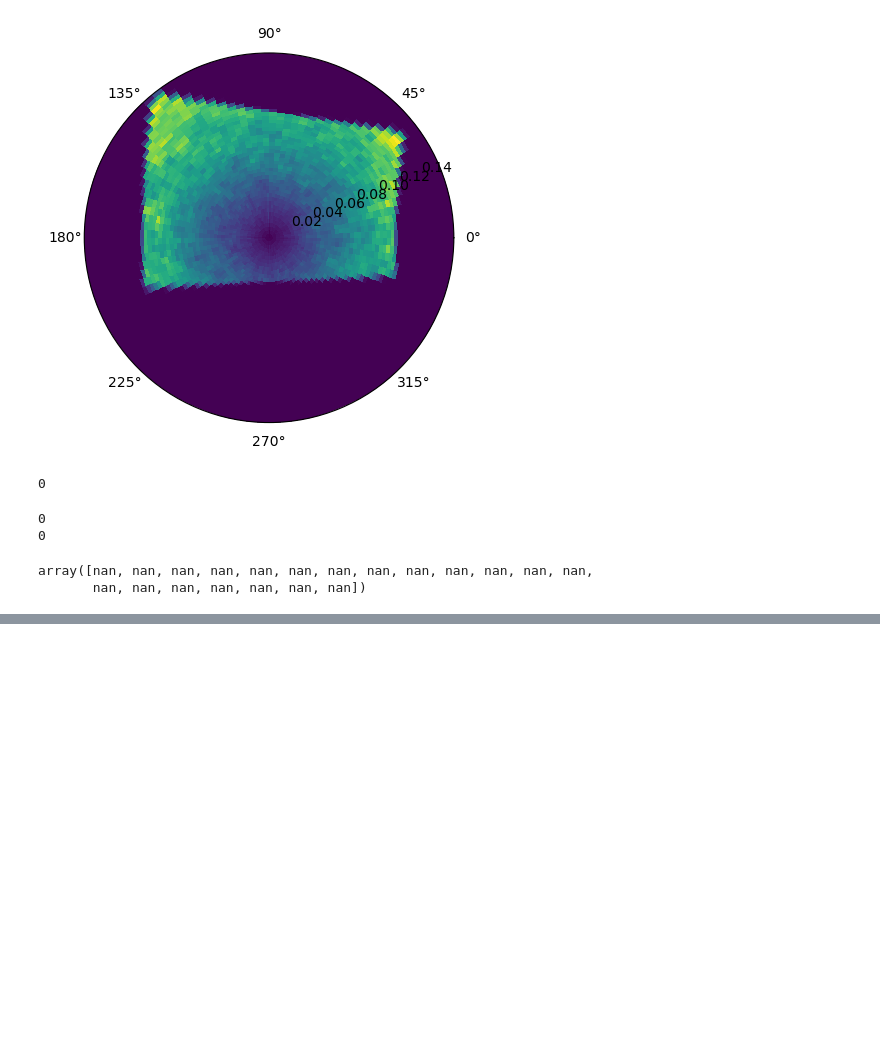
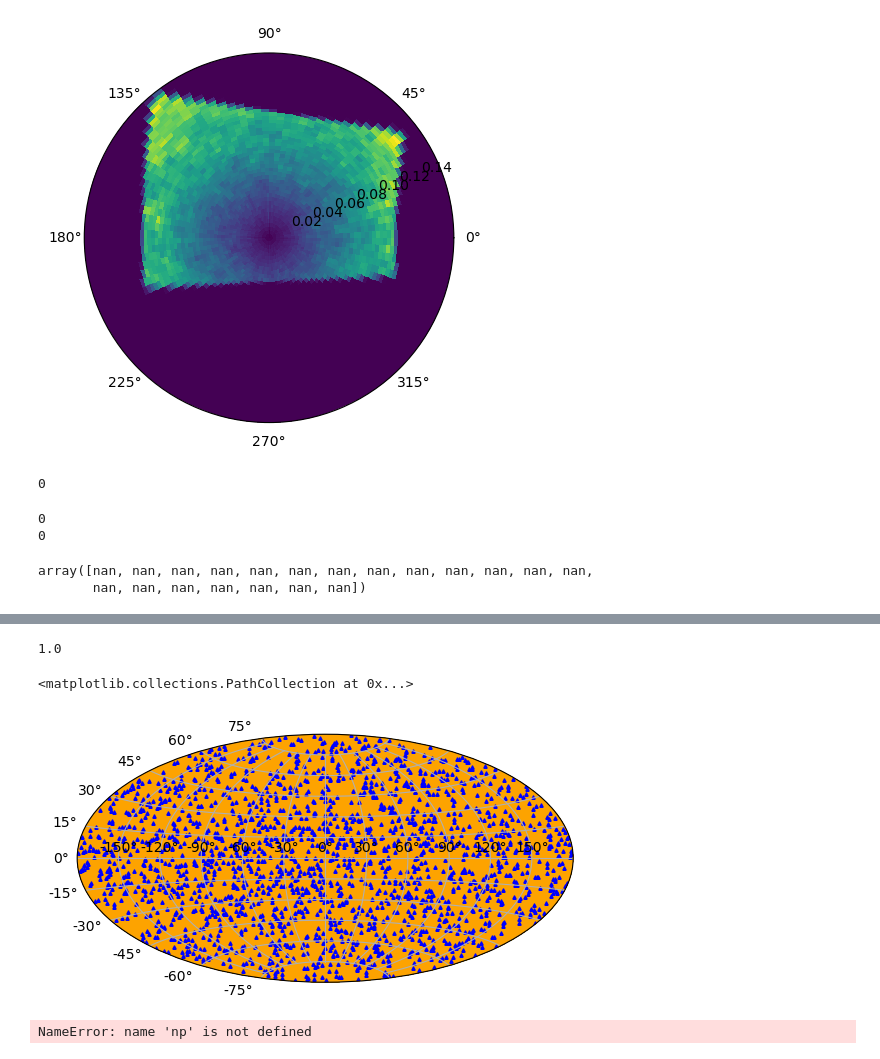
Before and after one commit to francaporaso/modified_gravity, a Jupyter notebook: tests.ipynb, the cells around one changed output, grey strips where cells are left out. Cells and saved outputs as stored; diff of their text form; code cells hidden in the pictures; blank space fills up the shorter version.

```diff
--- a/tests.ipynb
+++ b/tests.ipynb
@@ -667,0 +739,3 @@ array([nan, nan, nan, nan, nan, nan, nan, nan, nan, nan, nan, nan, nan,
+# %%
+gxs = SkyCoord(ra_gal, dec_gal, unit=u.deg)
+vds = SkyCoord(RA, DEC, unit=u.deg)
@@ -667,0 +746,23 @@ array([nan, nan, nan, nan, nan, nan, nan, nan, nan, nan, nan, nan, nan,
+# %%
+ra_p = gxs[(gxs.separation() < delta.min())].ra
+dec_p = gxs[(d2d < delta.min())].dec
+# %%
+ra_p.size/gxs.ra.size
+# %% [output]
+1.0
+# %%
+plt.figure()
+plt.subplot(111, projection="aitoff")
+plt.grid(True)
+
+plt.scatter(gxs.ra.rad-np.pi, gxs.dec.rad, s=1, c='k', alpha=0.1)
+plt.scatter(ra_p.rad-np.pi, dec_p.rad, s=1, c='orange', alpha=0.4)
+plt.scatter(np.deg2rad(RA-180), np.deg2rad(DEC), s=5, marker='^', c='b')
+# plt.hexbin(np.deg2rad(ra_gal), np.deg2rad(dec_gal), gridsize=1000)
+# %% [output]
+<matplotlib.collections.PathCollection at 0x...>
+[figure, added]
+# %%
+np.isfinite
+# %% [output]
+NameError: name 'np' is not defined
```
Also changed, not shown: parts of 16 cells of this notebook, 1 other file.
